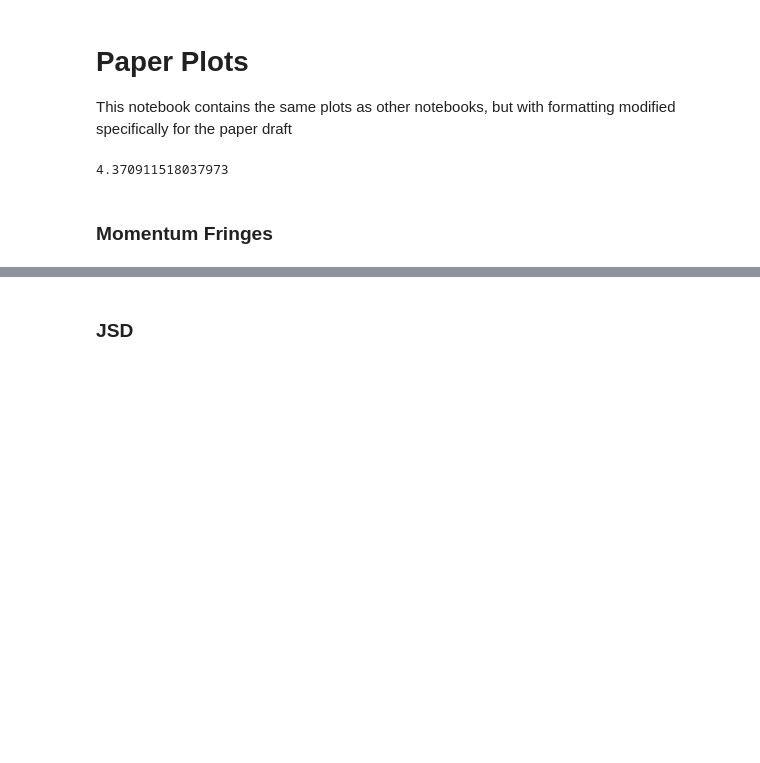
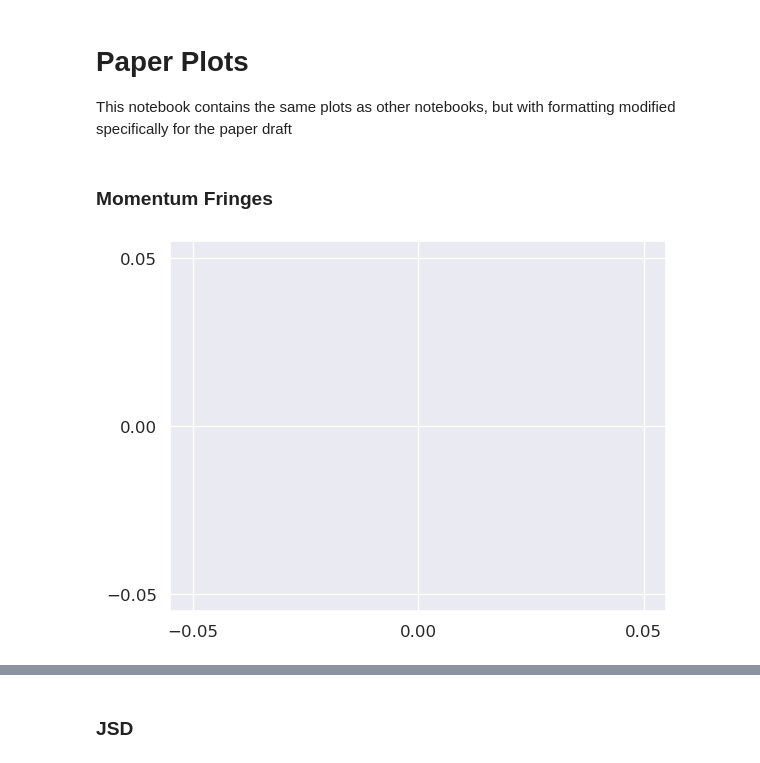
Before and after one commit to rootware/lattice_evolution, a Jupyter notebook: Python/Paper_Plots.ipynb, the cells around one changed output, grey strips where cells are left out. Drawn from its saved outputs; the diff is of its cells as text; code cells hidden in the pictures; blank space fills up the shorter version.

```diff
--- a/Python/Paper_Plots.ipynb
+++ b/Python/Paper_Plots.ipynb
@@ -5,14 +5,12 @@ This notebook contains the same plots as other notebooks, but with formatting mo
 import numpy as np;
 import matplotlib.pyplot as plt;
 import matplotlib
-#import seaborn as sns;
-#import seaborn.objects as so;
+import seaborn as sns;
+import seaborn.objects as so;
 import Units
 from Units import g as g;
 from Units import accUnit as accUnit
-#sns.set_theme()
+sns.set_theme()
-# %% [output]
-4.370911518037973
 # %% [markdown]
 ### Momentum Fringes
 # %%
@@ -38,6 +36,12 @@ plt.rc('xtick', labelsize=SMALL_SIZE)    # fontsize of the tick labels
 plt.rc('ytick', labelsize=SMALL_SIZE)    # fontsize of the tick labels
 plt.rc('legend', fontsize=SMALL_SIZE)    # legend fontsize
 plt.rc('figure', titlesize=BIGGER_SIZE)  # fontsize of the figure title
+# %%
+from matplotlib import ticker
+plt.locator_params(axis='both', nbins=3)
+yticks = ticker.MaxNLocator(3)
+# %% [output]
+[figure, added]
 # %%
 ### For paper, reduce no. of components, vertically stacked
 from matplotlib import ticker
```
Also changed, not shown: parts of 8 cells of this notebook, 4 other files.
